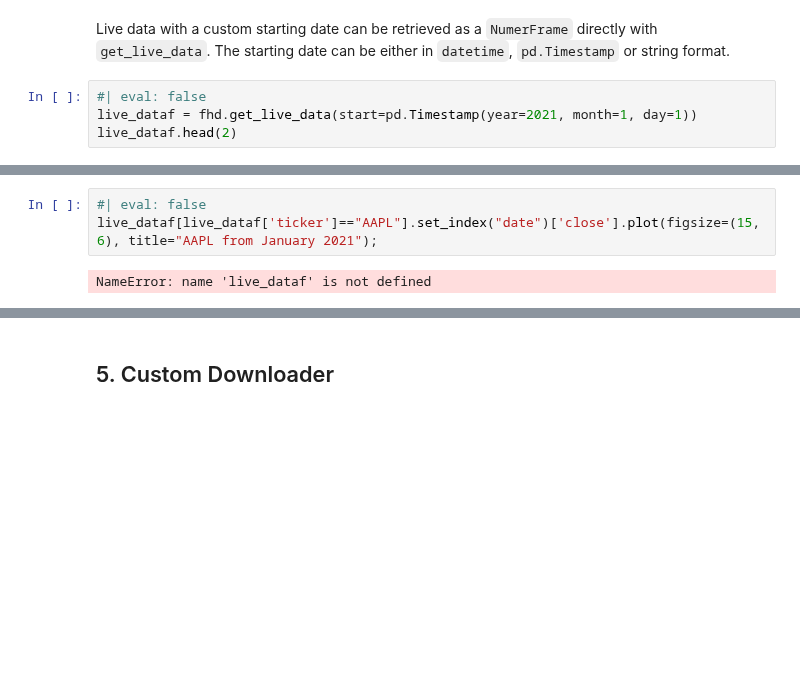
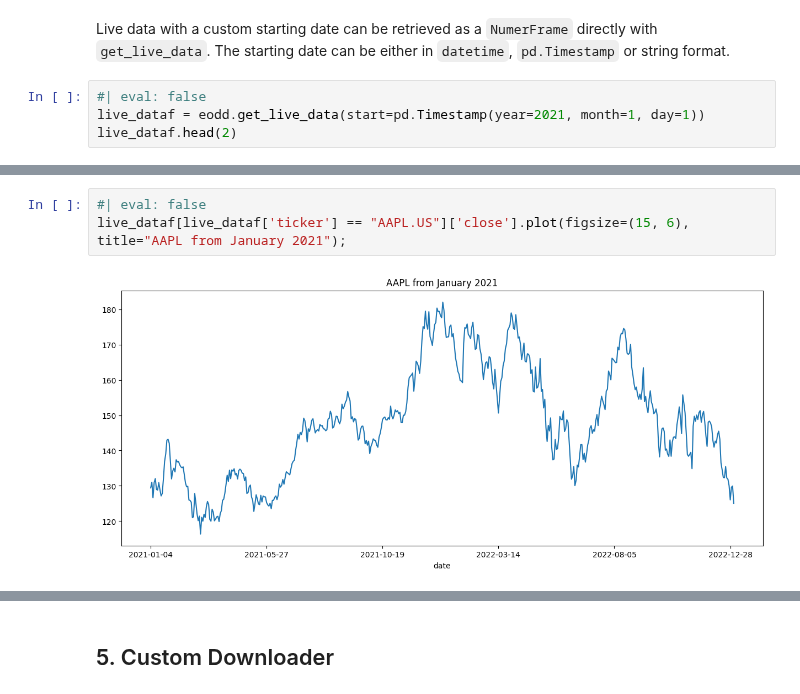
Before and after one commit to crowdcent/numerblox, a Jupyter notebook: nbs/01_download.ipynb, the cells around one changed output, grey strips where cells are left out. Drawn from its saved outputs; the diff is of its cells as text; blank space fills up the shorter version.

Commit message:
Up to date edu nbs. Correct downloader

```diff
--- a/nbs/01_download.ipynb
+++ b/nbs/01_download.ipynb
@@ -743,6 +749,6 @@ FileNotFoundError: [Errno 2] No such file or directory: 'eod_test/eod_19700101_2
 Live data with a custom starting date can be retrieved as a `NumerFrame` directly with `get_live_data`. The starting date can be either in `datetime`, `pd.Timestamp` or string format.
 # %%
 #| eval: false
-live_dataf = fhd.get_live_data(start=pd.Timestamp(year=2021, month=1, day=1))
+live_dataf = eodd.get_live_data(start=pd.Timestamp(year=2021, month=1, day=1))
 live_dataf.head(2)
 # %% [output]
@@ -750,8 +760,8 @@ NameError: name 'fhd' is not defined
 # %%
 #| eval: false
-live_dataf[live_dataf['ticker']=="AAPL"].set_index("date")['close'].plot(figsize=(15, 6), title="AAPL from January 2021");
+live_dataf[live_dataf['ticker'] == "AAPL.US"]['close'].plot(figsize=(15, 6), title="AAPL from January 2021");
 # %% [output]
-NameError: name 'live_dataf' is not defined
+[figure, added]
 # %%
 #| eval: false
 eodd.remove_base_directory()
```
Also changed, not shown: parts of 9 cells of this notebook, 8 other files.
